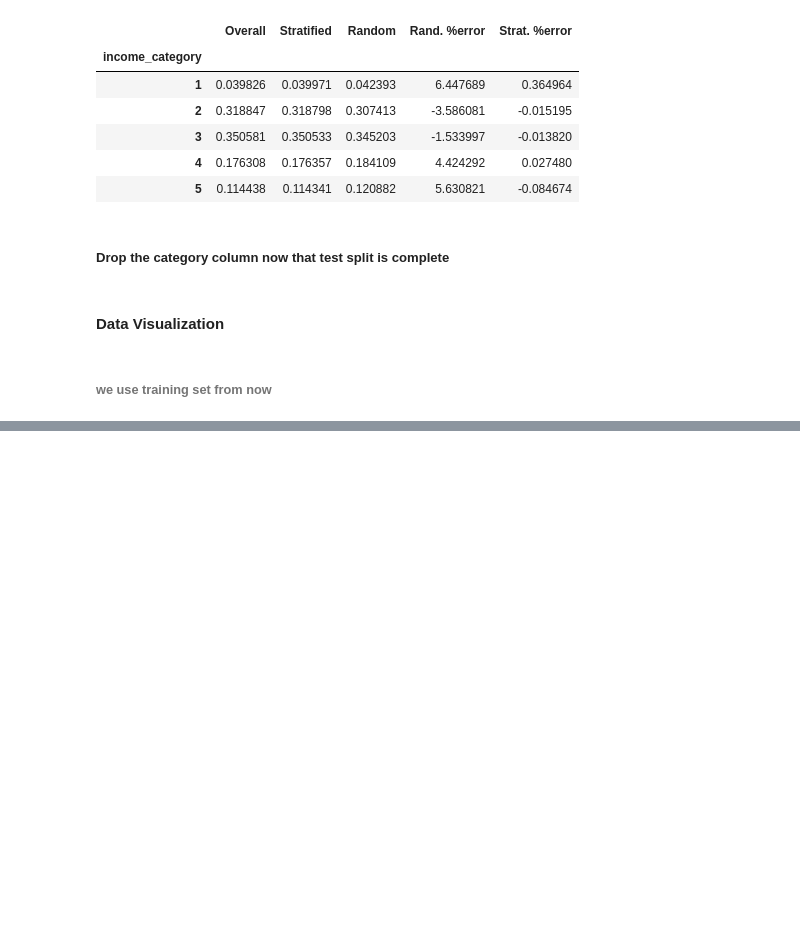
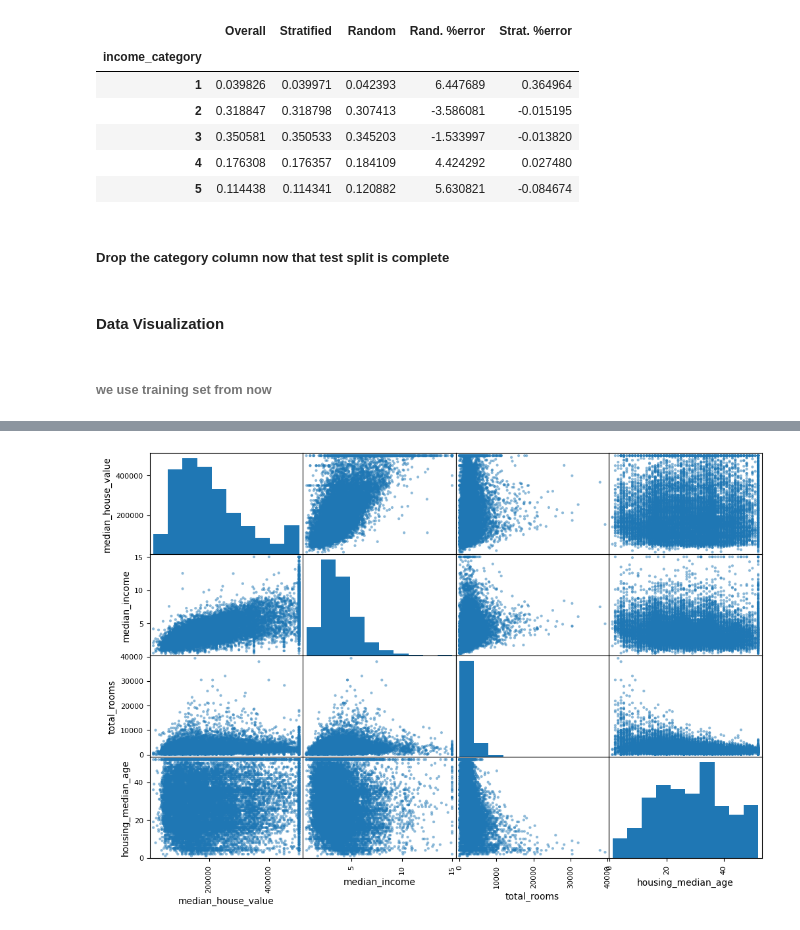
Before and after one commit to the-mean-square/Machine-Learning, a Jupyter notebook: homl-rmn/end-2-end.ipynb, the cells around one changed output, grey strips where cells are left out. Cells and saved outputs as stored; diff of their text form; code cells hidden in the pictures; blank space fills up the shorter version.

```diff
--- a/homl-rmn/end-2-end.ipynb
+++ b/homl-rmn/end-2-end.ipynb
@@ -192,0 +227,7 @@ df.plot(kind = "scatter", x="longitude", y="latitude", figsize=(4,2))
+# %%
+from pandas.plotting import scatter_matrix
+attributes = ["median_house_value", "median_income", "total_rooms", "housing_median_age"] #check only promising fields or plot will have too many
+scatter_matrix(df[attributes], figsize=(12,8))
+plt.show()
+# %% [output]
+[figure, added]
```
Also changed, not shown: parts of 47 cells of this notebook.
